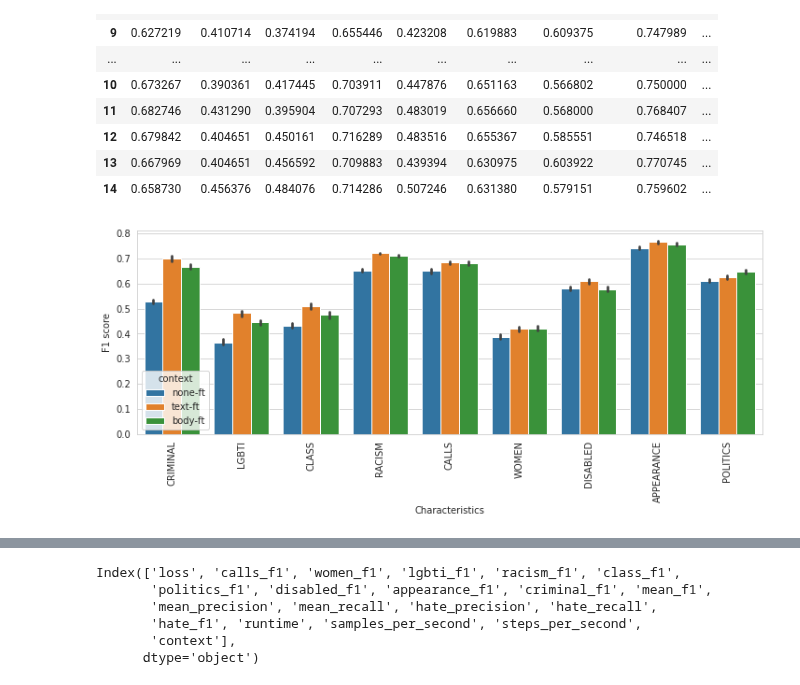
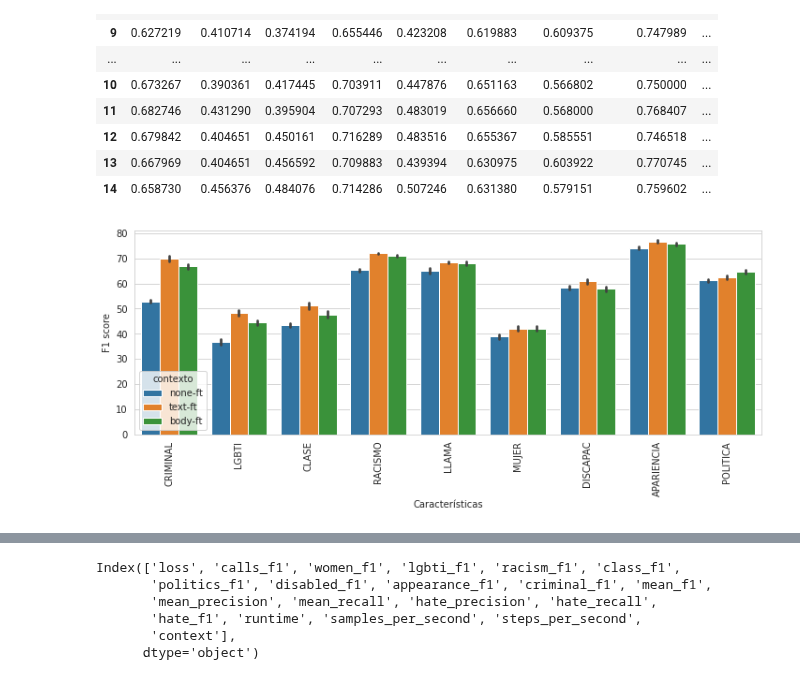
Before and after one commit to finiteautomata/contextualized-hatespeech-classification, a Jupyter notebook: notebooks/Results - finegrained new.ipynb, the cells around one changed output, grey strips where cells are left out. Cells and saved outputs as stored; diff of their text form; code cells hidden in the pictures.

```diff
--- a/notebooks/Results - finegrained new.ipynb
+++ b/notebooks/Results - finegrained new.ipynb
@@ -342,29 +340,43 @@ df
 # %%
 import seaborn as sns
 import matplotlib.pyplot as plt
 data = df.melt(id_vars=["context"], value_vars=metrics)
+data.rename({"context": "contexto"}, axis=1, inplace=True)
+
+translation = {
+  'WOMEN': 'MUJER',
+  'LGBTI': 'LGBTI',
+  'RACISM': 'RACISMO',
+  'CLASS': 'CLASE',
+  'CALLS': 'LLAMA',
+  'POLITICS': 'POLITICA',
+  'DISABLED': 'DISCAPAC',
+  'APPEARANCE': 'APARIENCIA',
+  'CRIMINAL': 'CRIMINAL',
+}
 
 def process_key(x):
-    return x.split("_")[0].upper()
+    return translation[x.split("_")[0].upper()]
 
 """
 Calculo el orden de las características en base a los que más impacta el contexto
 
 """
 hue_order = [process_key(k) for k in (result_df["text-ft"] - result_df["none-ft"])[metrics].sort_values(ascending=False).keys()]
 
 data["variable"] = data["variable"].apply(process_key)
+data["value"] = data["value"] * 100
 
 data = data.sort_values("value")
 
 plt.figure(figsize=(12, 4))
-sns.barplot(data=data, x="variable", y="value", hue="context", order=hue_order)
+sns.barplot(data=data, x="variable", y="value", hue="contexto", order=hue_order)
 
 plt.xticks(rotation=90)
 plt.ylabel("F1 score")
-plt.xlabel("Characteristics")
+plt.xlabel("Características")
 
 
-plt.savefig("imgs/task_b_scores.pdf", bbox_inches="tight")
+plt.savefig("imgs/task_b_scores_es.pdf", bbox_inches="tight")
 # %% [output]
-[figure, old version]
+[figure, new version]
```
Also changed, not shown: parts of 2 cells of this notebook, 2 other files.
